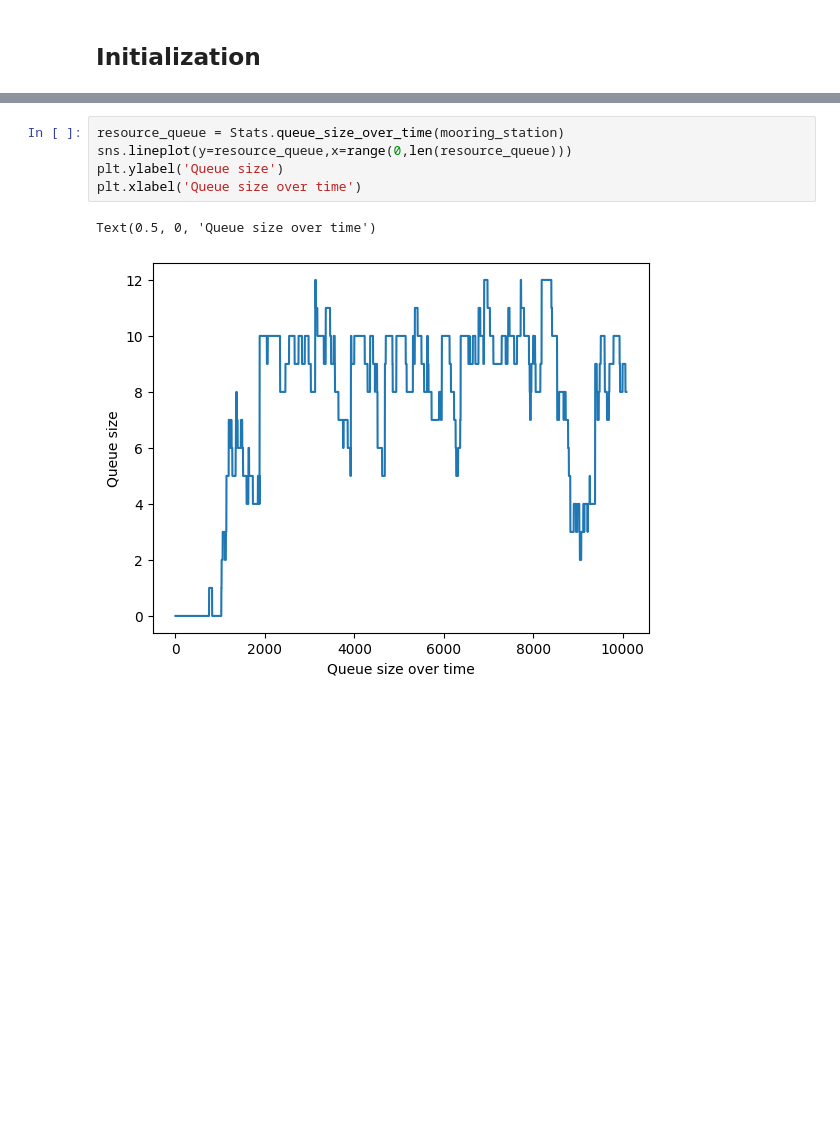
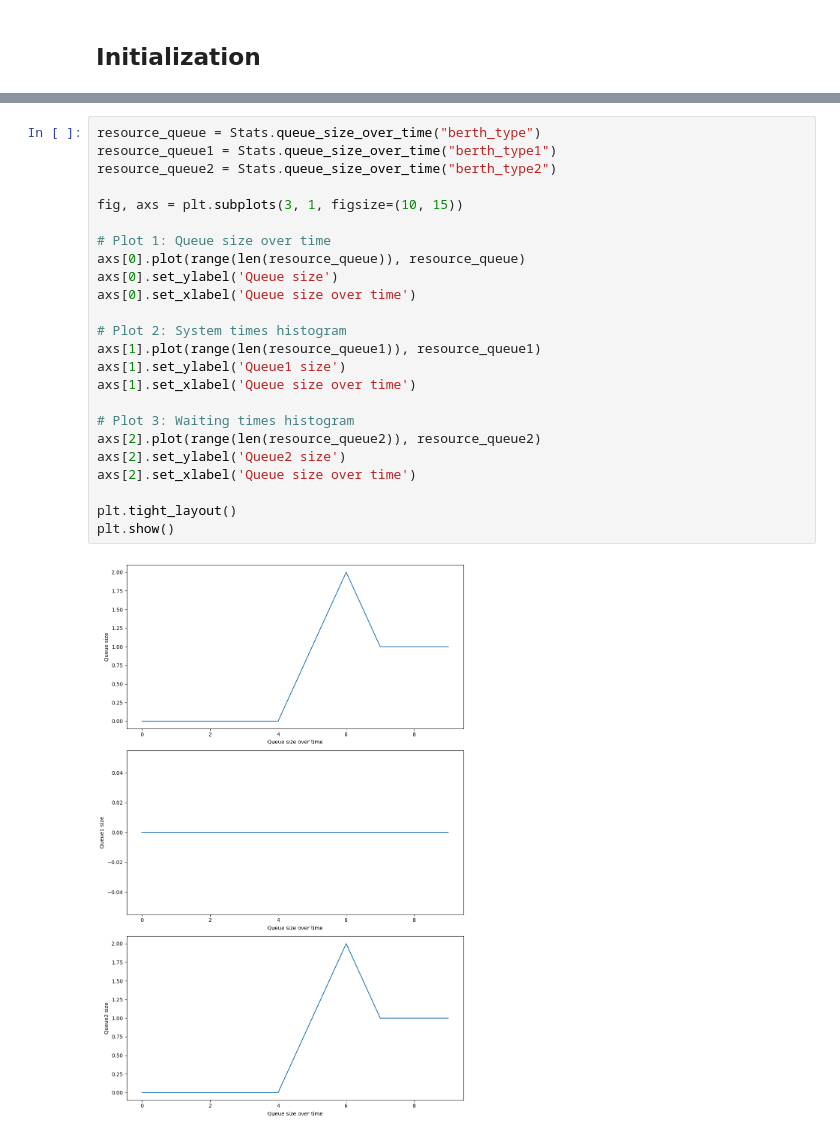
Before and after one commit to Mohammed-khlifi/port_trafic_simulation, a Jupyter notebook: DES.ipynb, the cells around one changed output, grey strips where cells are left out. Saved outputs shown, nothing was run; the diff lists cells and outputs as text; blank space fills up the shorter version.

```diff
--- a/DES.ipynb
+++ b/DES.ipynb
@@ -405,8 +1190,26 @@ plt.xlabel('Waiting time per entity');
-# %%
-resource_queue = Stats.queue_size_over_time(mooring_station)
-sns.lineplot(y=resource_queue,x=range(0,len(resource_queue)))
-plt.ylabel('Queue size')
-plt.xlabel('Queue size over time')
-# %% [output]
-Text(0.5, 0, 'Queue size over time')
-[figure, removed]
+# %%
+resource_queue = Stats.queue_size_over_time("berth_type")
+resource_queue1 = Stats.queue_size_over_time("berth_type1")
+resource_queue2 = Stats.queue_size_over_time("berth_type2")
+
+fig, axs = plt.subplots(3, 1, figsize=(10, 15))
+
+# Plot 1: Queue size over time
+axs[0].plot(range(len(resource_queue)), resource_queue)
+axs[0].set_ylabel('Queue size')
+axs[0].set_xlabel('Queue size over time')
+
+# Plot 2: System times histogram
+axs[1].plot(range(len(resource_queue1)), resource_queue1)
+axs[1].set_ylabel('Queue1 size')
+axs[1].set_xlabel('Queue size over time')
+
+# Plot 3: Waiting times histogram
+axs[2].plot(range(len(resource_queue2)), resource_queue2)
+axs[2].set_ylabel('Queue2 size')
+axs[2].set_xlabel('Queue size over time')
+
+plt.tight_layout()
+plt.show()
+# %% [output]
+[figure, added]
```
Also changed, not shown: parts of 16 cells of this notebook.
